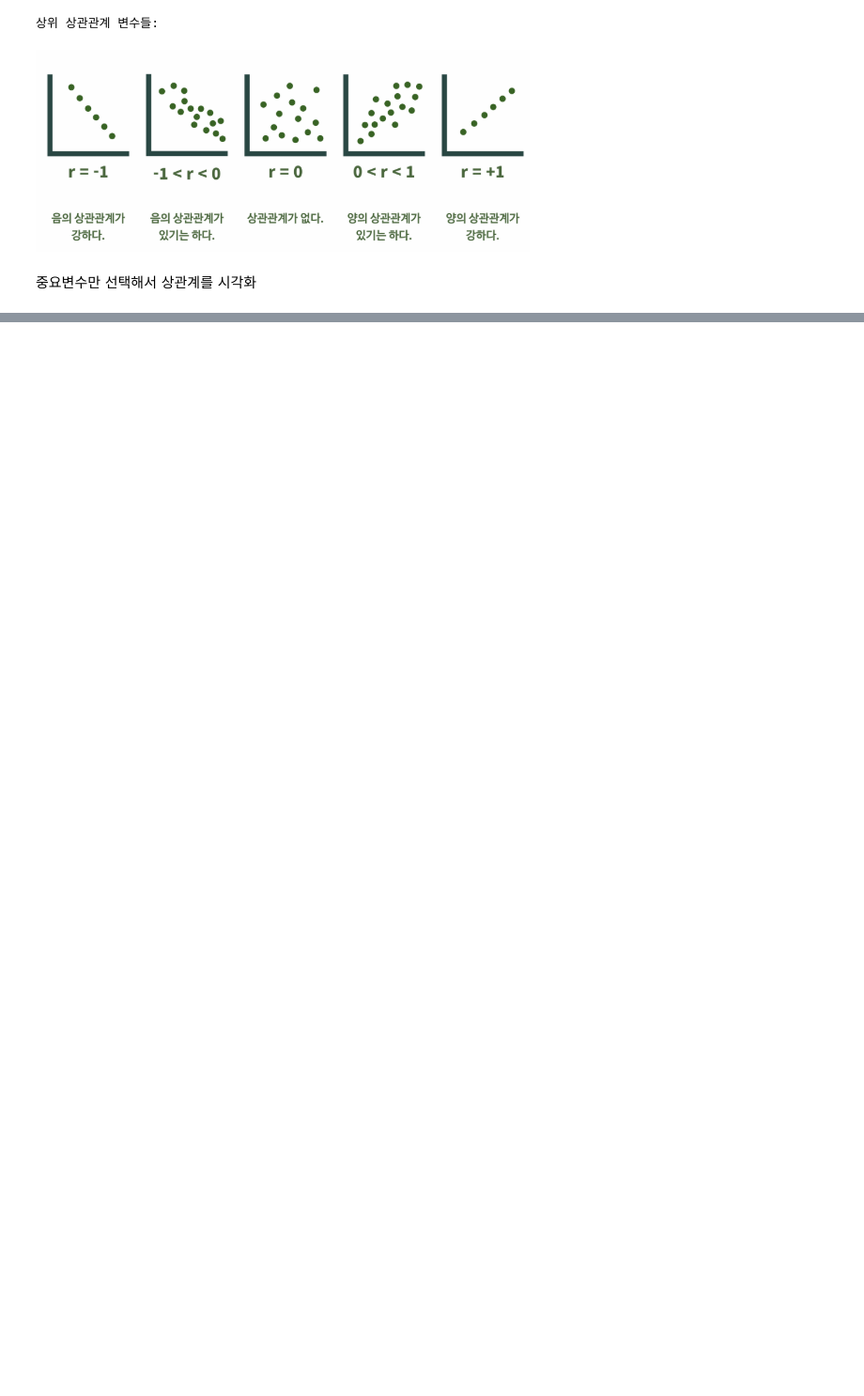
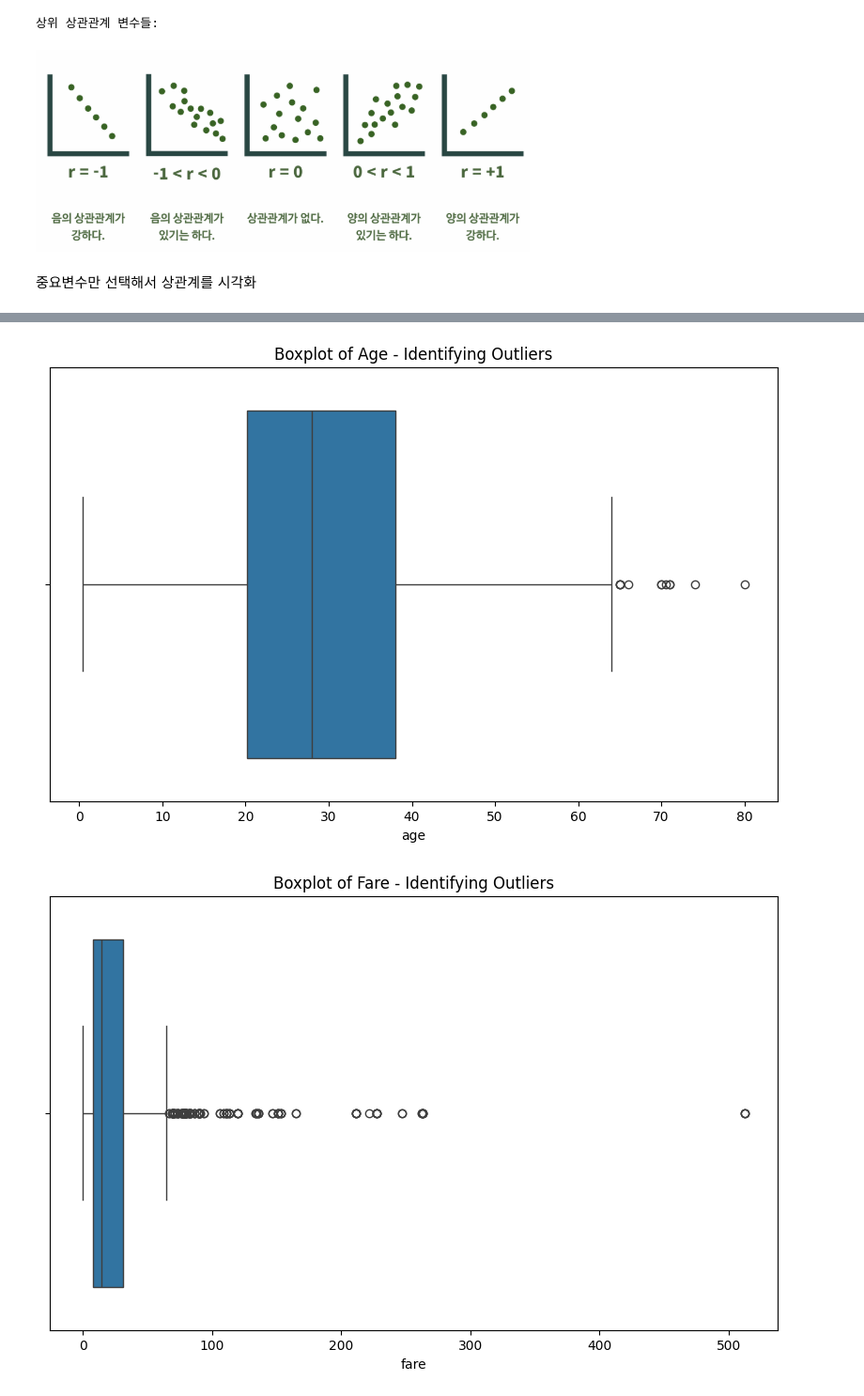
Before and after one commit to leekyuyoung-ai/AI, a Jupyter notebook: 2_1_탐색적_데이터_분석.ipynb, the cells around one changed output, grey strips where cells are left out. Shown at 94% size. Saved outputs shown, nothing was run; the diff lists cells and outputs as text; code cells hidden in the pictures; blank space fills up the shorter version.

```diff
--- a/2_1_탐색적_데이터_분석.ipynb
+++ b/2_1_탐색적_데이터_분석.ipynb
@@ -346,0 +398,14 @@ None
+# %%
+import seaborn as sns
+import pandas as pd
+import matplotlib.pyplot as plt
+
+# 타이타닉 데이터셋 로드
+titanic = sns.load_dataset('titanic')
+
+# 데이터 기본 정보 확인
+print(titanic.info())
+print(titanic.describe())
+
+# 결측치 확인
+print(titanic.isnull().sum())
@@ -346,0 +430,14 @@ None
+# %%
+# Boxplot을 이용한 이상치 분석
+plt.figure(figsize=(10, 6))
+sns.boxplot(x='age', data=titanic)
+plt.title("Boxplot of Age - Identifying Outliers")
+plt.show()
+
+plt.figure(figsize=(10, 6))
+sns.boxplot(x='fare', data=titanic)
+plt.title("Boxplot of Fare - Identifying Outliers")
+plt.show()
+# %% [output]
+[figure, added]
+[figure, added]
```
Also changed, not shown: parts of 4 cells of this notebook.
